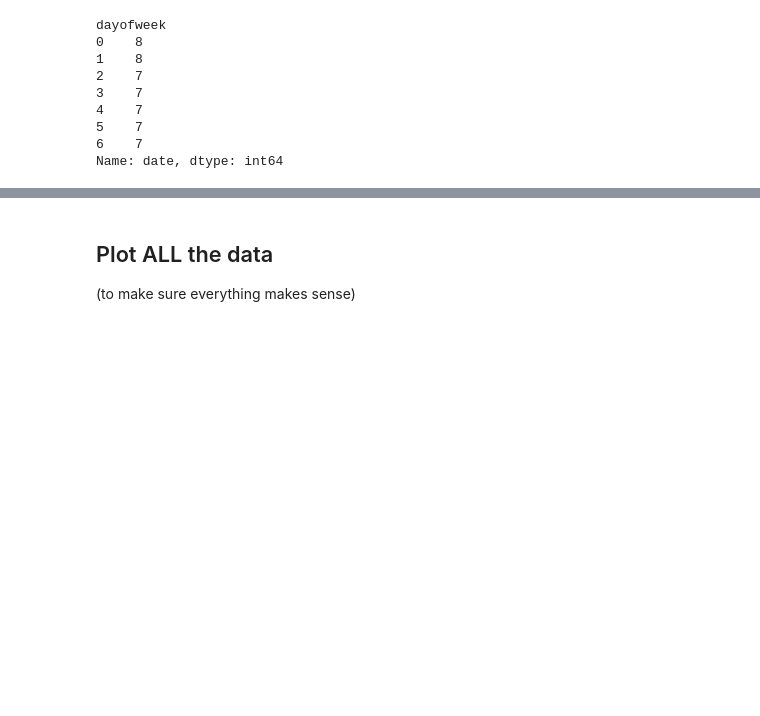
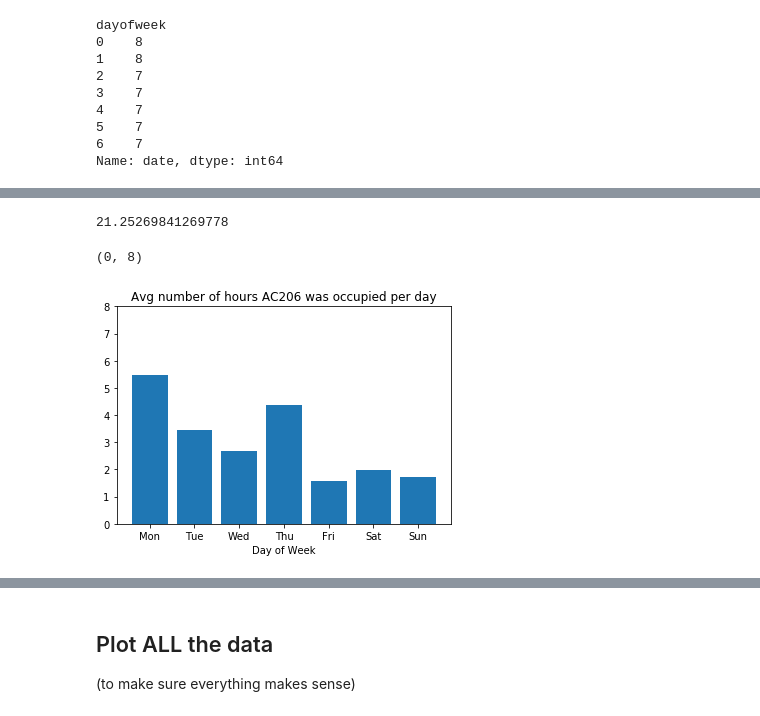
Before and after one commit to newsch/acreboot, a Jupyter notebook: hobo_sensors.ipynb, the cells around one changed output, grey strips where cells are left out. Cells and saved outputs as stored; diff of their text form; code cells hidden in the pictures; blank space fills up the shorter version.

```diff
--- a/hobo_sensors.ipynb
+++ b/hobo_sensors.ipynb
@@ -171 +173,9 @@ dayofweek
 dtype: timedelta64[ns]
+# %%
+fig = hobo.plot_by_day(ac206, 'Occupancy')
+plt.title('Avg number of hours AC206 was occupied per day')
+plt.ylim((0,8))
+# %% [output]
+21.25269841269778
+(0, 8)
+[figure, added]
```
Also changed, not shown: parts of 20 cells of this notebook, 1 other file.
